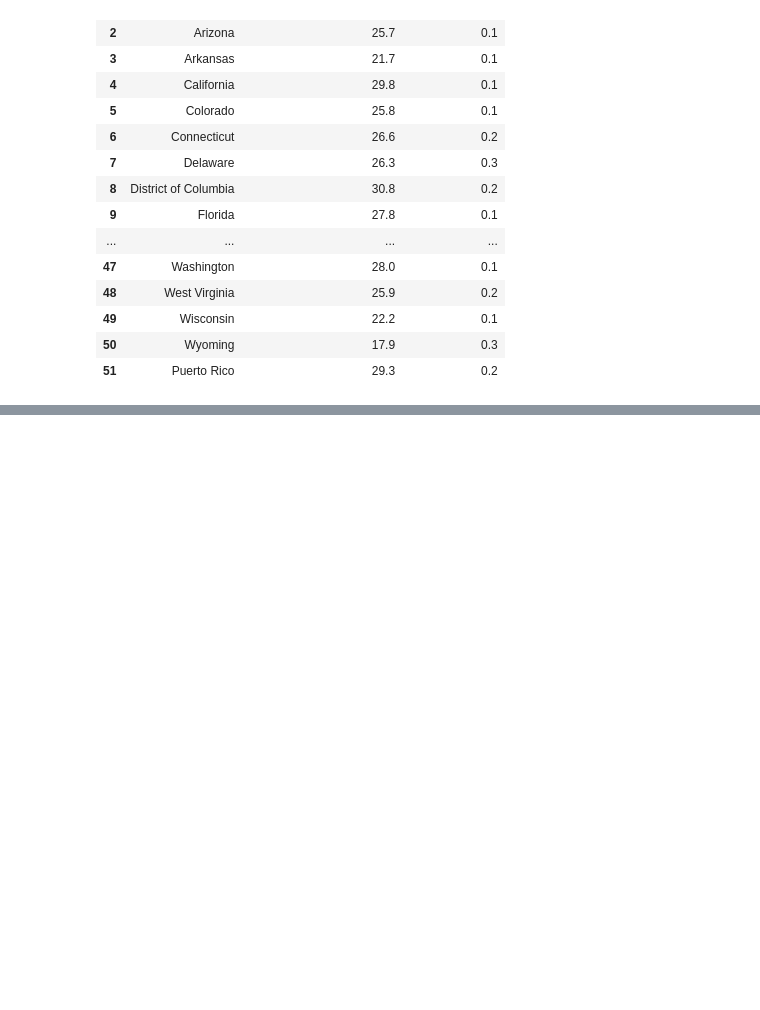
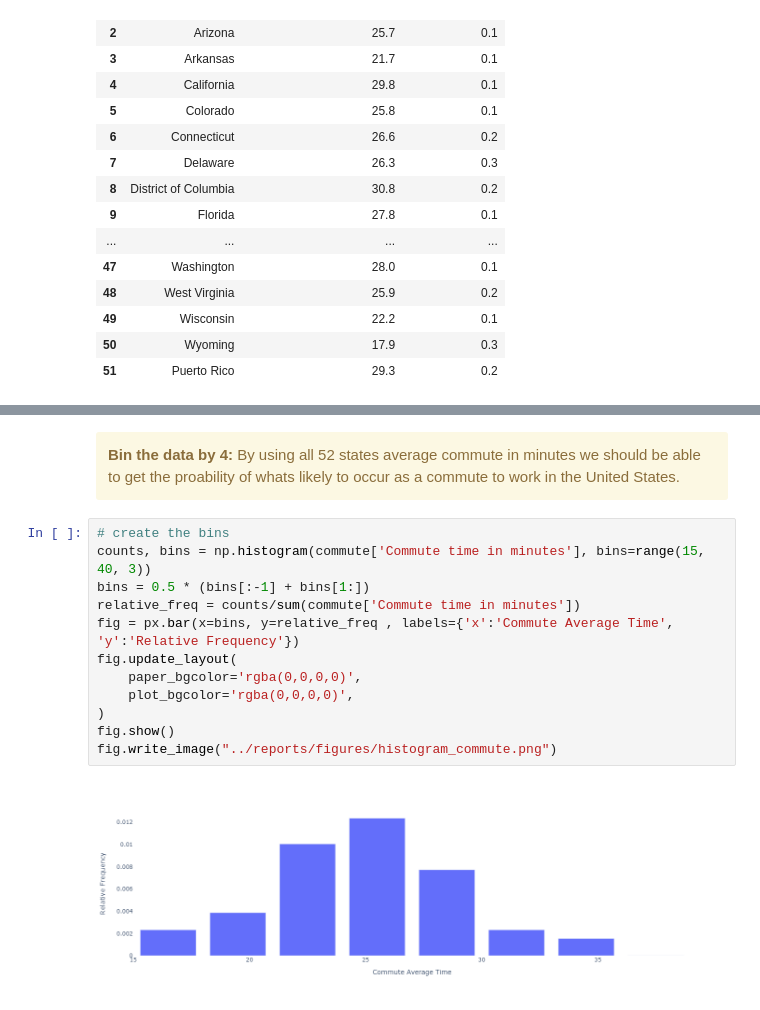
Before and after one commit to dgustave/Statistics, a Jupyter notebook: notebooks/Distribution.ipynb, the cells around one changed output, grey strips where cells are left out. Cells and saved outputs as stored; diff of their text form; blank space fills up the shorter version.

```diff
--- a/notebooks/Distribution.ipynb
+++ b/notebooks/Distribution.ipynb
@@ -122,0 +298,18 @@ commute['Commute time in minutes'].dtype, commute['Margin Of Error'].dtype
+# %% [markdown]
+<div class="alert alert-block alert-warning">
+    <b>Bin the data by 4:</b> By using all 52 states average commute in minutes we should be able to get the proability of whats likely to occur as a commute to work in the United States.<br>
+</div>
+# %%
+# create the bins
+counts, bins = np.histogram(commute['Commute time in minutes'], bins=range(15, 40, 3))
+bins = 0.5 * (bins[:-1] + bins[1:])
+relative_freq = counts/sum(commute['Commute time in minutes'])
+fig = px.bar(x=bins, y=relative_freq , labels={'x':'Commute Average Time', 'y':'Relative Frequency'})
+fig.update_layout(
+    paper_bgcolor='rgba(0,0,0,0)',
+    plot_bgcolor='rgba(0,0,0,0)',
+)
+fig.show()
+fig.write_image("../reports/figures/histogram_commute.png")
+# %% [output]
+[figure, added]
```
Also changed, not shown: parts of 15 cells of this notebook, 8 other files.
